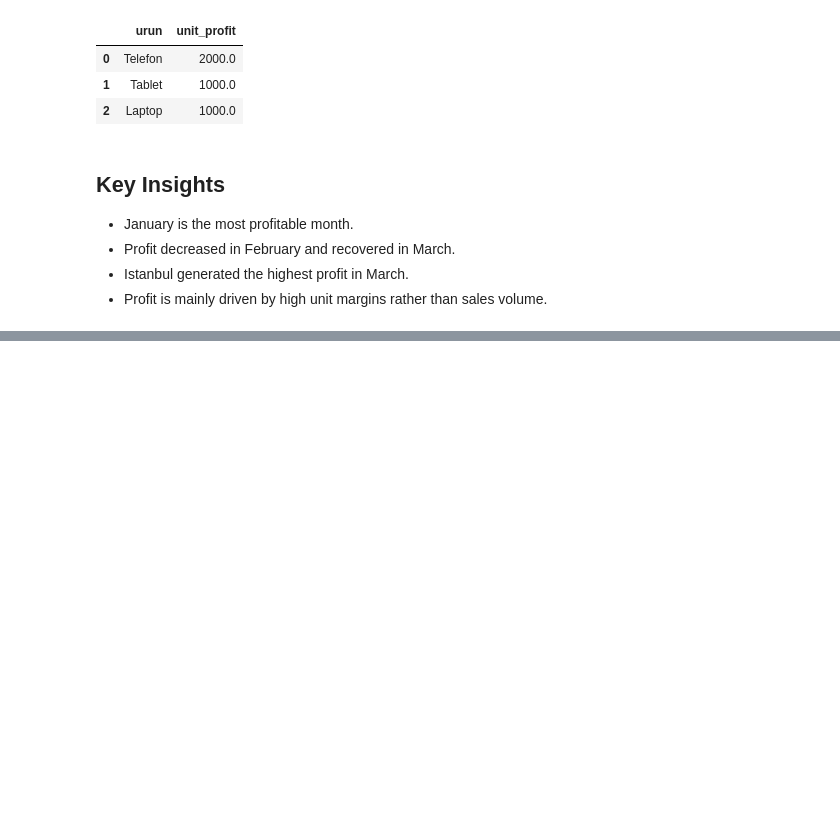
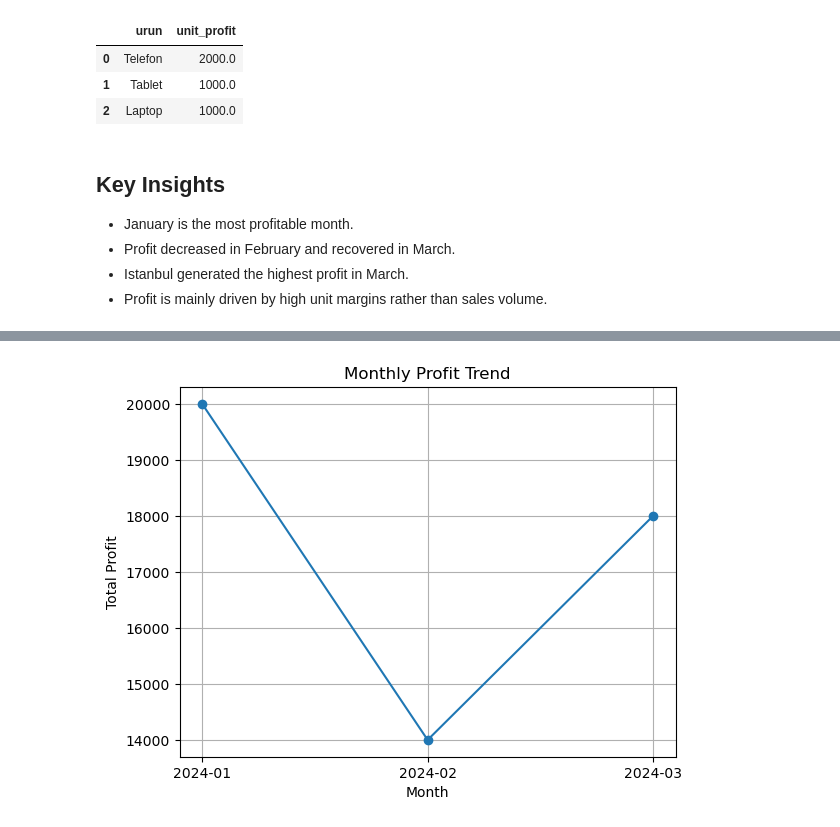
Before and after one commit to melikeunala/sales-performance-analysis, a Jupyter notebook: analysis.ipynb.ipynb, the cells around one changed output, grey strips where cells are left out. Drawn from its saved outputs; the diff is of its cells as text; code cells hidden in the pictures; blank space fills up the shorter version.

```diff
--- a/analysis.ipynb.ipynb
+++ b/analysis.ipynb.ipynb
@@ -132,0 +139,23 @@ pd.read_sql(query, conn)
+# %%
+import matplotlib.pyplot as plt
+
+query = """
+SELECT
+    tarih,
+    SUM((satis_fiyati - alis_fiyati) * adet) AS toplam_kar
+FROM satislar
+GROUP BY tarih
+"""
+
+df_profit = pd.read_sql(query, conn)
+
+plt.figure()
+plt.plot(df_profit["tarih"], df_profit["toplam_kar"], marker="o")
+plt.title("Monthly Profit Trend")
+plt.xlabel("Month")
+plt.ylabel("Total Profit")
+plt.grid()
+
+plt.show()
+# %% [output]
+[figure, added]
```
Also changed, not shown: parts of 7 cells of this notebook, 3 other files.
